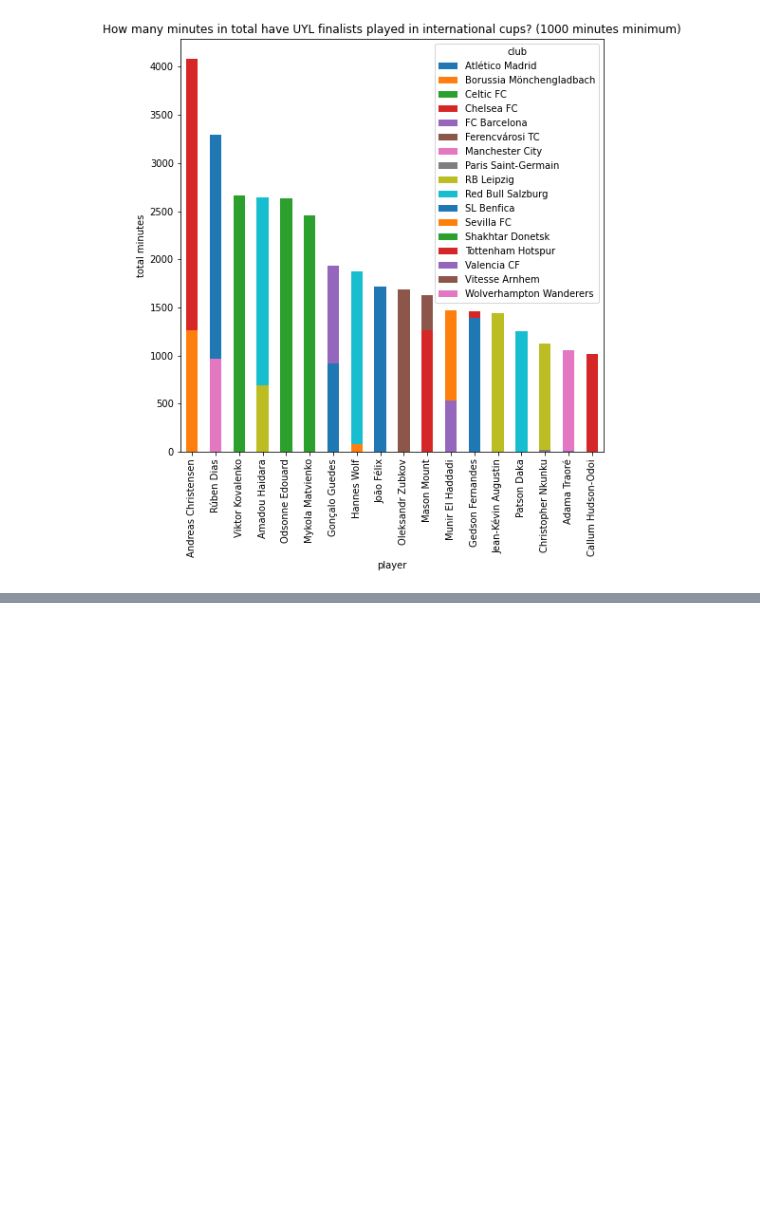
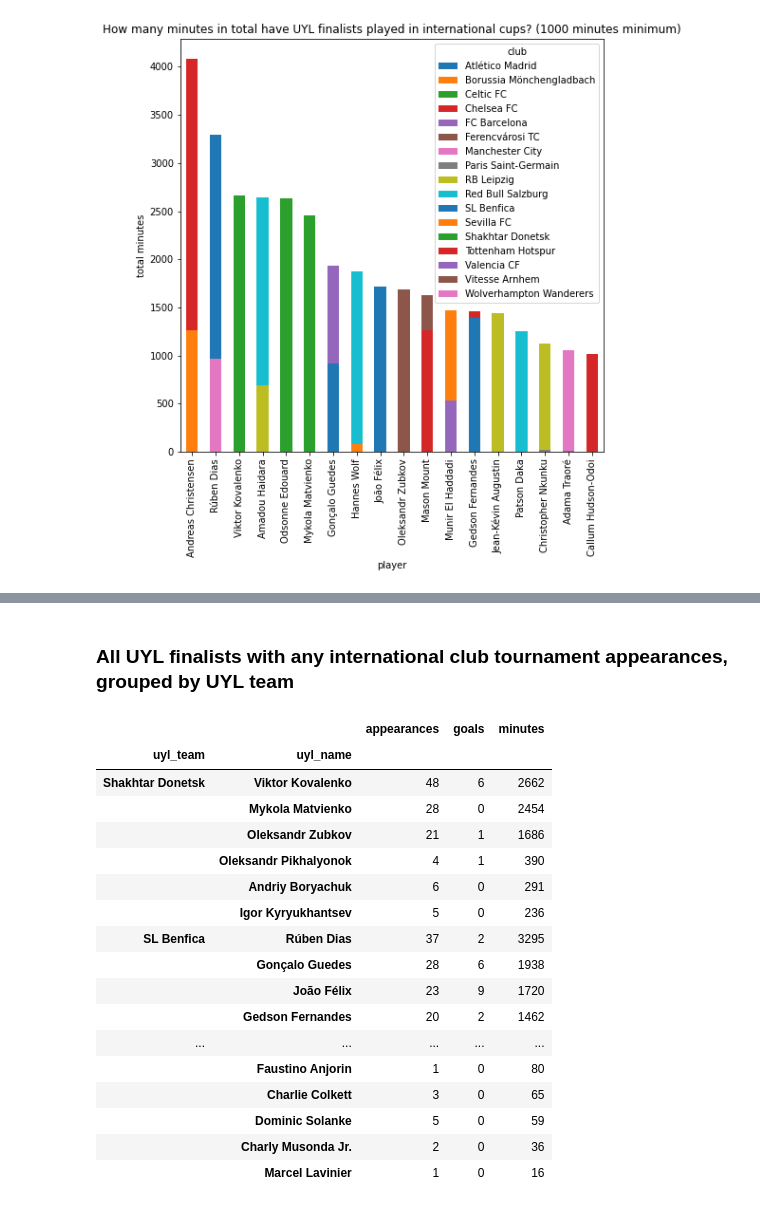
Before and after one commit to StatsStuff/WAGNH, a Jupyter notebook: UYL finalists player data/Some extra stuff.ipynb, the cells around one changed output, grey strips where cells are left out. Drawn from its saved outputs; the diff is of its cells as text; code cells hidden in the pictures; blank space fills up the shorter version.

```diff
--- a/UYL finalists player data/Some extra stuff.ipynb
+++ b/UYL finalists player data/Some extra stuff.ipynb
@@ -32,0 +47,25 @@ pass
+# %% [markdown]
+### All UYL finalists with any international club tournament appearances, grouped by UYL team
+# %%
+players = df.drop('player_id', axis=1).groupby(['uyl_team', 'uyl_name']).sum()
+with pd.option_context('display.max_rows', 100):
+    display(players[['appearances', 'goals', 'minutes']].sort_values(['uyl_team', 'minutes'], ascending=False))
+# %% [output]
+|  |  | appearances | goals | minutes |
+| uyl_team | uyl_name |  |  |  |
+| Shakhtar Donetsk | Viktor Kovalenko | 48 | 6 | 2662 |
+|  | Mykola Matvienko | 28 | 0 | 2454 |
+|  | Oleksandr Zubkov | 21 | 1 | 1686 |
+|  | Oleksandr Pikhalyonok | 4 | 1 | 390 |
+|  | Andriy Boryachuk | 6 | 0 | 291 |
+|  | Igor Kyryukhantsev | 5 | 0 | 236 |
+| SL Benfica | Rúben Dias | 37 | 2 | 3295 |
+|  | Gonçalo Guedes | 28 | 6 | 1938 |
+|  | João Félix | 23 | 9 | 1720 |
+|  | Gedson Fernandes | 20 | 2 | 1462 |
+| ... | ... | ... | ... | ... |
+|  | Faustino Anjorin | 1 | 0 | 80 |
+|  | Charlie Colkett | 3 | 0 | 65 |
+|  | Dominic Solanke | 5 | 0 | 59 |
+|  | Charly Musonda Jr. | 2 | 0 | 36 |
+|  | Marcel Lavinier | 1 | 0 | 16 |
```
Also changed, not shown: parts of 8 cells of this notebook, 2 other files.
